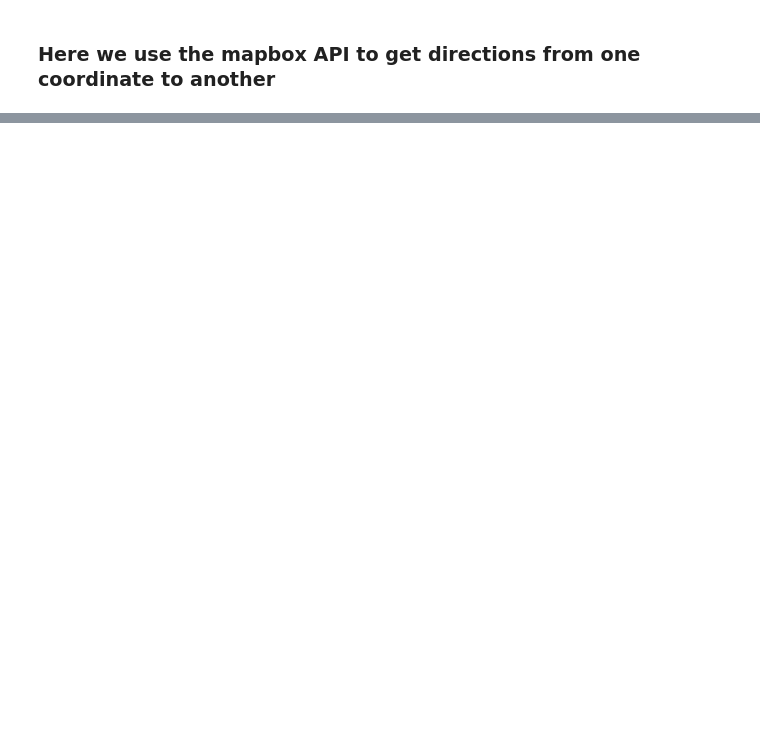
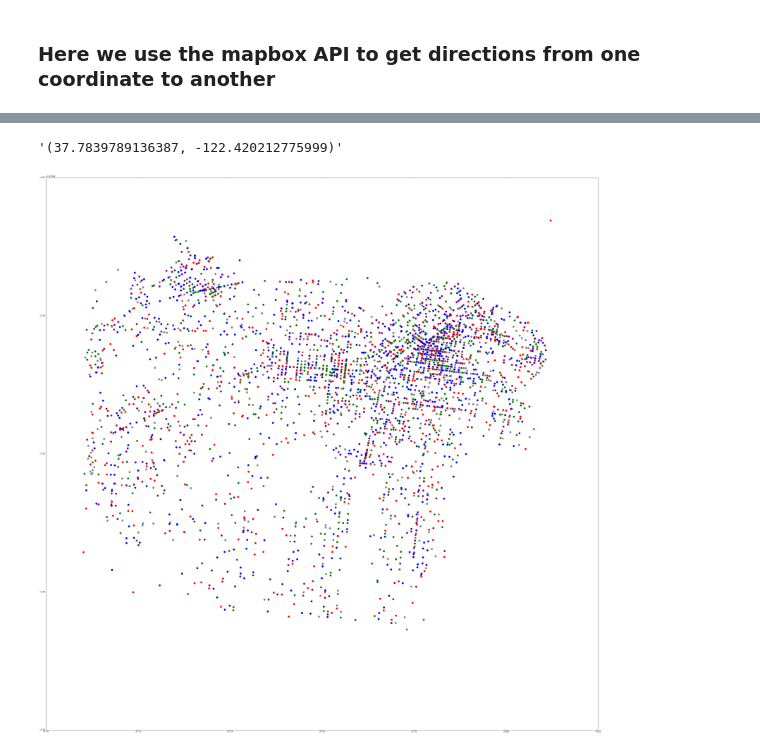
Before and after one commit to akuchibotla/SFPD, a Jupyter notebook: sfpd.ipynb, the cells around one changed output, grey strips where cells are left out. Cells and saved outputs as stored; diff of their text form; code cells hidden in the pictures; blank space fills up the shorter version.

Commit message:
k means clustering and map to sf locations

```diff
--- a/sfpd.ipynb
+++ b/sfpd.ipynb
@@ -331,0 +360,23 @@ ASSAULT
+# %%
+km = KMeans(n_clusters=5)
+result = km.fit_predict(d)
+# %%
+df["Location"][9]
+# %% [output]
+'(37.7839789136387, -122.420212775999)'
+# %%
+import random
+#map clustered data onto locations (in SF)
+colors = ['red', 'green', 'blue', 'gray', 'purple']
+
+plt.figure(figsize=(50,50))
+
+locations = df["Location"]
+for i in range(5000):
+    num = random.randint(0,len(locations))
+    x = float(locations[num].split(",")[0][1:])
+    if x < 45:
+        y = float(locations[num].split(", ")[1].split(")")[0])
+        plt.scatter(x,y,color=colors[result[num]],s=80)
+# %% [output]
+[figure, added]
```
Also changed, not shown: parts of 15 cells of this notebook.
